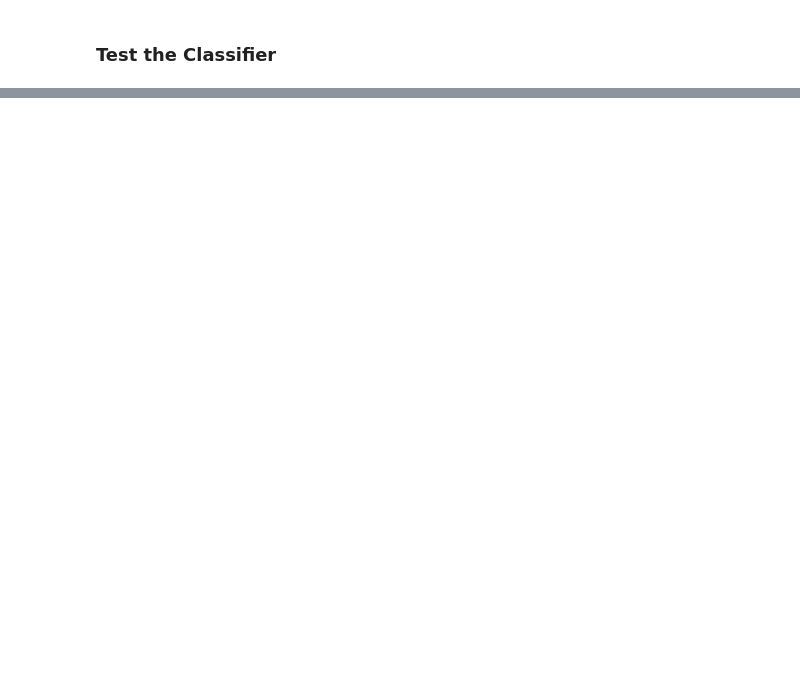
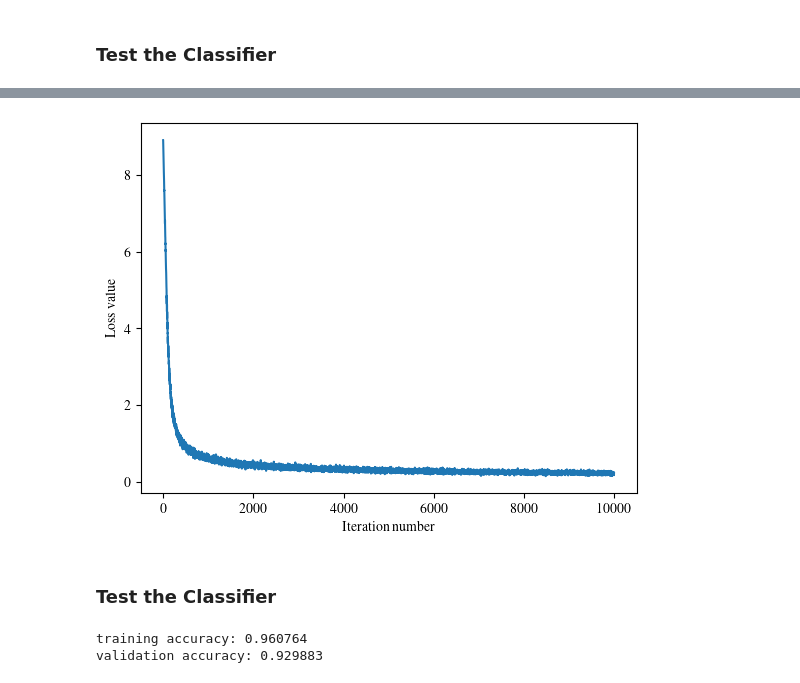
Before and after one commit to auralius/AEK3LBB3, a Jupyter notebook: svm.ipynb, the cells around one changed output, grey strips where cells are left out. Cells and saved outputs as stored; diff of their text form; code cells hidden in the pictures; blank space fills up the shorter version.

Commit message:
svm: handwritten-digits example

```diff
--- a/svm.ipynb
+++ b/svm.ipynb
@@ -174,0 +179,8 @@ validation accuracy: 0.922619
+# %%
+data = np.loadtxt("./datasets/handwritten_digits/optdigits.tra", delimiter=",", dtype=int)
+X_train = np.int32(data[:, 0:-1])
+y_train = np.int32(data[:, -1])
+
+print("Dimension numbers :", X_train.shape[1])
+print("Number of data    :", X_train.shape[0])
+print("Labels            :", np.unique(y_train))
@@ -174,0 +207,3 @@ validation accuracy: 0.922619
+# %%
+classifier = SVM()
+loss_hist = classifier.train(X_train, y_train, learning_rate=1e-5,batch_size=500, num_iters=10000)
@@ -174,0 +221,21 @@ validation accuracy: 0.922619
+# %%
+# A useful debugging strategy is to plot the loss as a function of
+# iteration number:
+plt.plot(loss_hist)
+plt.xlabel('Iteration number')
+plt.ylabel('Loss value')
+plt.show()
+# %% [output]
+[figure, added]
+# %% [markdown]
+### Test the Classifier
+# %%
+# Write the LinearSVM.predict function and evaluate the performance on both the
+# training and validation set
+y_train_pred = classifier.predict(X_train)
+print('training accuracy: %f' % (np.mean(y_train == y_train_pred), ))
+y_test_pred = classifier.predict(X_test)
+print('validation accuracy: %f' % (np.mean(y_test == y_test_pred), ))
+# %% [output]
+training accuracy: 0.960764
+validation accuracy: 0.929883
```
Also changed, not shown: parts of 14 cells of this notebook, 5 other files.
